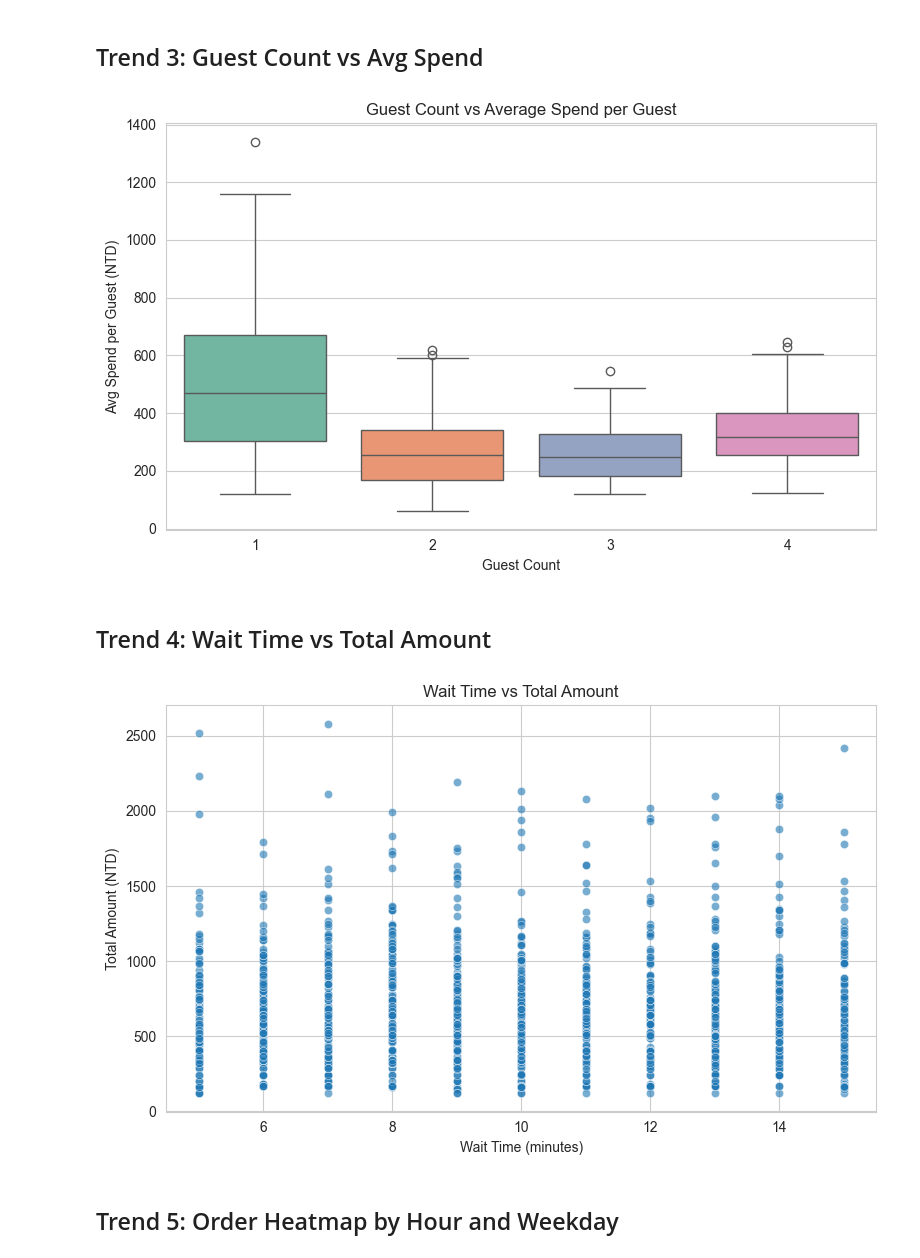
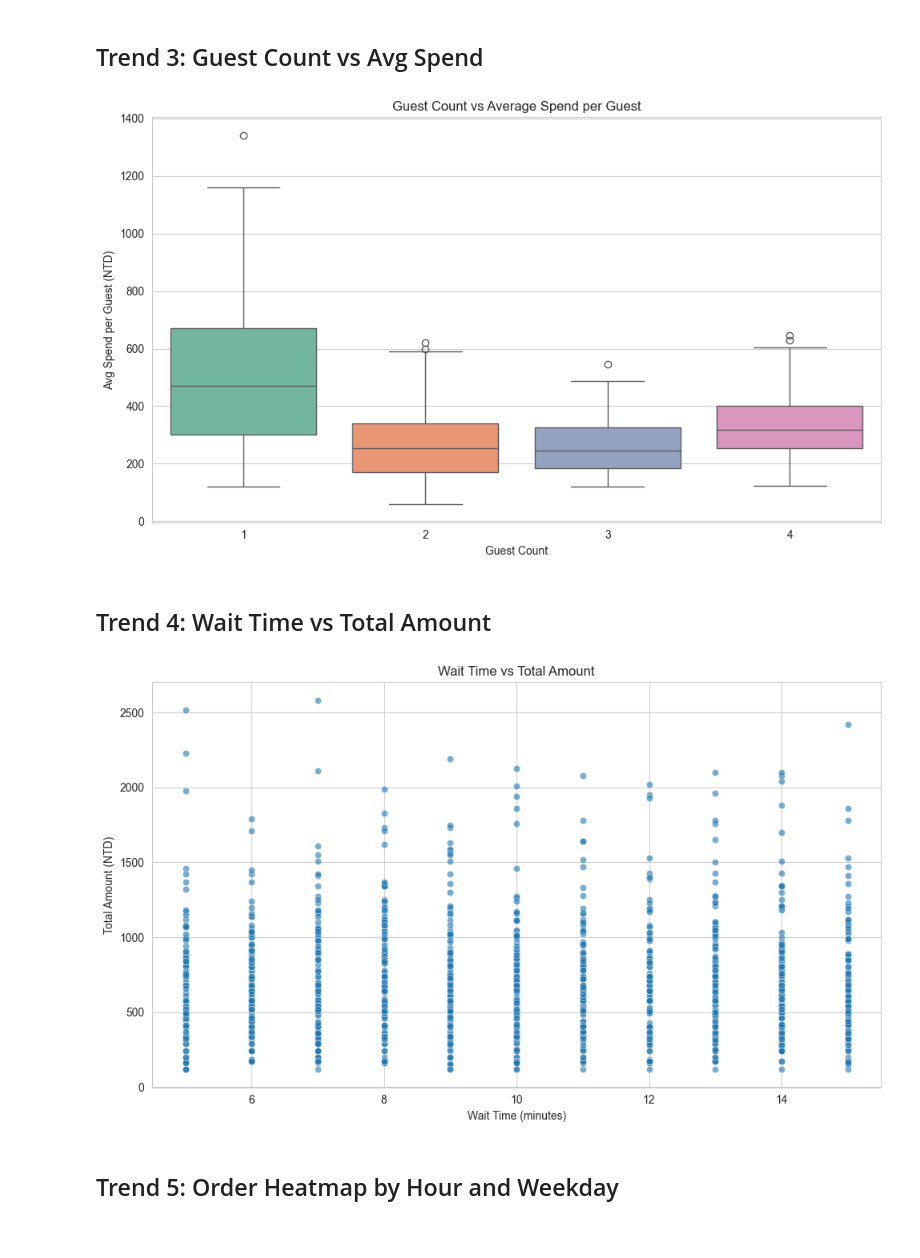
Before and after one commit to dereknir/AGCT_Cafe_Data_Analysis, a Jupyter notebook: notebooks/AGCT_analysis_visual.ipynb, the cells around one changed output. Cells and saved outputs as stored; diff of their text form; code cells hidden in the pictures.

```diff
--- a/notebooks/AGCT_analysis_visual.ipynb
+++ b/notebooks/AGCT_analysis_visual.ipynb
@@ -75,7 +80,7 @@ plt.show()
 # %% [markdown]
 ## Trend 3: Guest Count vs Avg Spend
 # %%
-plt.figure(figsize=(8, 5))
+plt.figure(figsize=(10, 6))
 sns.boxplot(data=df, x="guest_count", y="avg_spend_per_guest", hue="guest_count", palette="Set2", legend=False)
 plt.title("Guest Count vs Average Spend per Guest")
 plt.xlabel("Guest Count")
@@ -83,24 +88,24 @@ plt.ylabel("Avg Spend per Guest (NTD)")
 plt.tight_layout()
 plt.show()
 # %% [output]
-[figure, old version]
+[figure, new version]
 # %% [markdown]
 ## Trend 4: Wait Time vs Total Amount
 # %%
 df["wait_time_min"] = (
     pd.to_datetime(df["serve_time"], format="%H:%M") -
     pd.to_datetime(df["order_time"], format="%H:%M")
 ).dt.total_seconds() / 60
 
-plt.figure(figsize=(8, 5))
+plt.figure(figsize=(10, 6))
 sns.scatterplot(data=df, x="wait_time_min", y="total_amount", alpha=0.6)
 plt.title("Wait Time vs Total Amount")
 plt.xlabel("Wait Time (minutes)")
 plt.ylabel("Total Amount (NTD)")
 plt.tight_layout()
 plt.show()
 # %% [output]
-[figure, old version]
+[figure, new version]
 # %% [markdown]
 ## Trend 5: Order Heatmap by Hour and Weekday
 # %%
```
Also changed, not shown: parts of 7 cells of this notebook.
